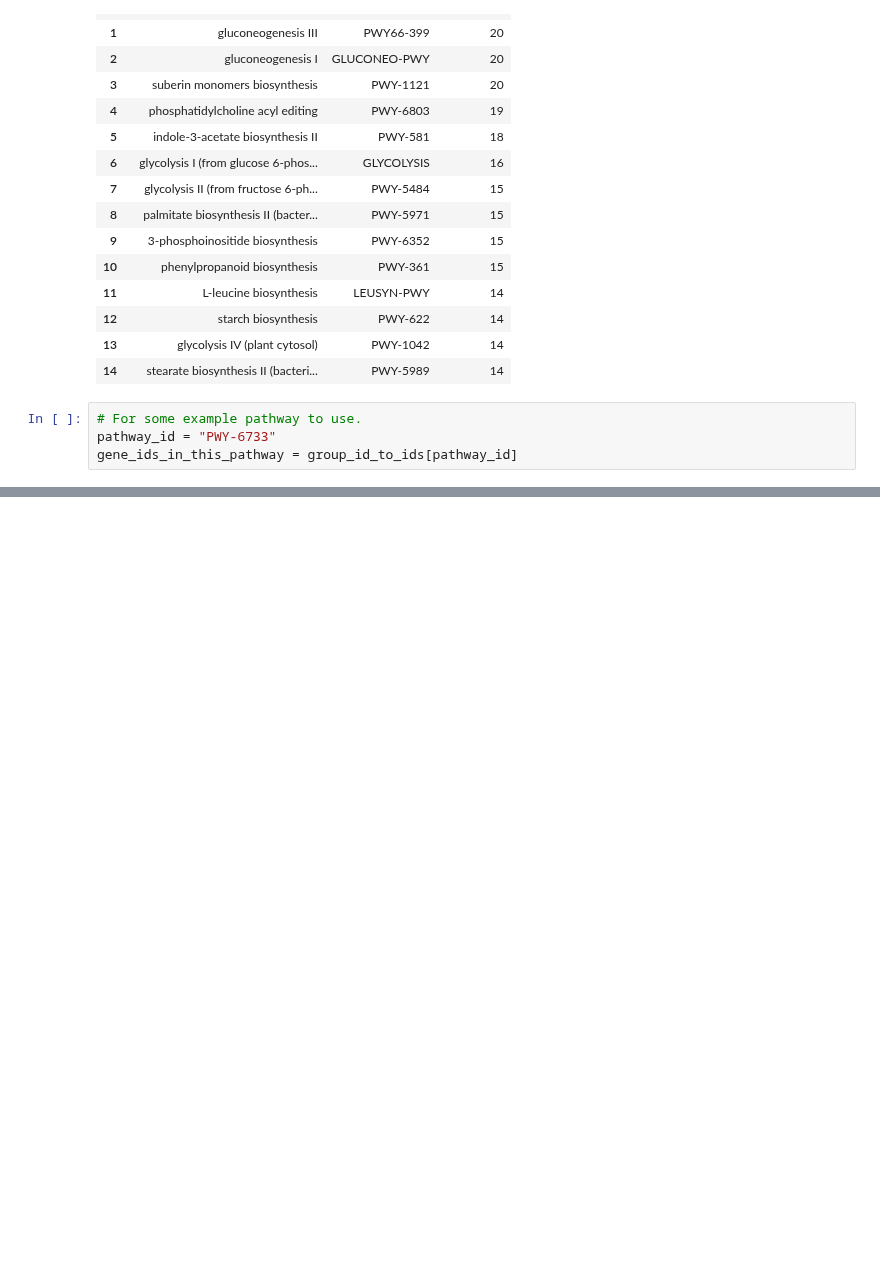
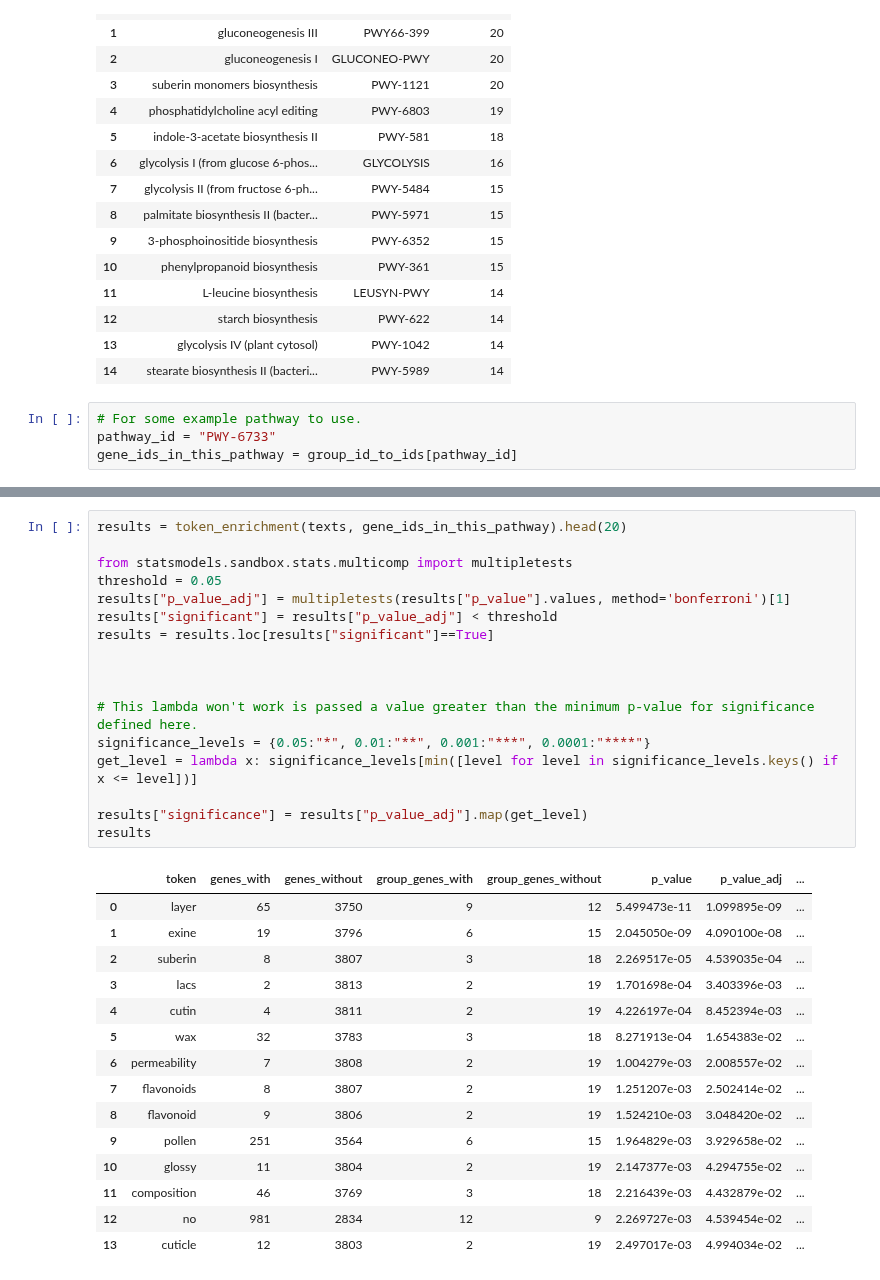
Before and after one commit to irbraun/plant-phenotypes-nlp, a Jupyter notebook: notebooks/Analysis_Dataset_Composition.ipynb, the cells around one changed output, grey strips where cells are left out. Saved outputs shown, nothing was run; the diff lists cells and outputs as text; blank space fills up the shorter version.

```diff
--- a/notebooks/Analysis_Dataset_Composition.ipynb
+++ b/notebooks/Analysis_Dataset_Composition.ipynb
@@ -513,0 +531,33 @@ token_enrichment(texts, gene_ids_in_this_pathway).head(20)
+# %%
+results = token_enrichment(texts, gene_ids_in_this_pathway).head(20)
+
+from statsmodels.sandbox.stats.multicomp import multipletests
+threshold = 0.05
+results["p_value_adj"] = multipletests(results["p_value"].values, method='bonferroni')[1]
+results["significant"] = results["p_value_adj"] < threshold
+results = results.loc[results["significant"]==True]
+
+
+
+# This lambda won't work is passed a value greater than the minimum p-value for significance defined here.
+significance_levels = {0.05:"*", 0.01:"**", 0.001:"***", 0.0001:"****"}
+get_level = lambda x: significance_levels[min([level for level in significance_levels.keys() if x <= level])]
+
+results["significance"] = results["p_value_adj"].map(get_level)
+results
+# %% [output]
+|  | token | genes_with | genes_without | group_genes_with | group_genes_without | p_value | p_value_adj | ... |
+| 0 | layer | 65 | 3750 | 9 | 12 | 5.499473e-11 | 1.099895e-09 | ... |
+| 1 | exine | 19 | 3796 | 6 | 15 | 2.045050e-09 | 4.090100e-08 | ... |
+| 2 | suberin | 8 | 3807 | 3 | 18 | 2.269517e-05 | 4.539035e-04 | ... |
+| 3 | lacs | 2 | 3813 | 2 | 19 | 1.701698e-04 | 3.403396e-03 | ... |
+| 4 | cutin | 4 | 3811 | 2 | 19 | 4.226197e-04 | 8.452394e-03 | ... |
+| 5 | wax | 32 | 3783 | 3 | 18 | 8.271913e-04 | 1.654383e-02 | ... |
+| 6 | permeability | 7 | 3808 | 2 | 19 | 1.004279e-03 | 2.008557e-02 | ... |
+| 7 | flavonoids | 8 | 3807 | 2 | 19 | 1.251207e-03 | 2.502414e-02 | ... |
+| 8 | flavonoid | 9 | 3806 | 2 | 19 | 1.524210e-03 | 3.048420e-02 | ... |
+| 9 | pollen | 251 | 3564 | 6 | 15 | 1.964829e-03 | 3.929658e-02 | ... |
+| 10 | glossy | 11 | 3804 | 2 | 19 | 2.147377e-03 | 4.294755e-02 | ... |
+| 11 | composition | 46 | 3769 | 3 | 18 | 2.216439e-03 | 4.432879e-02 | ... |
+| 12 | no | 981 | 2834 | 12 | 9 | 2.269727e-03 | 4.539454e-02 | ... |
+| 13 | cuticle | 12 | 3803 | 2 | 19 | 2.497017e-03 | 4.994034e-02 | ... |
```
Also changed, not shown: parts of 9 cells of this notebook.
